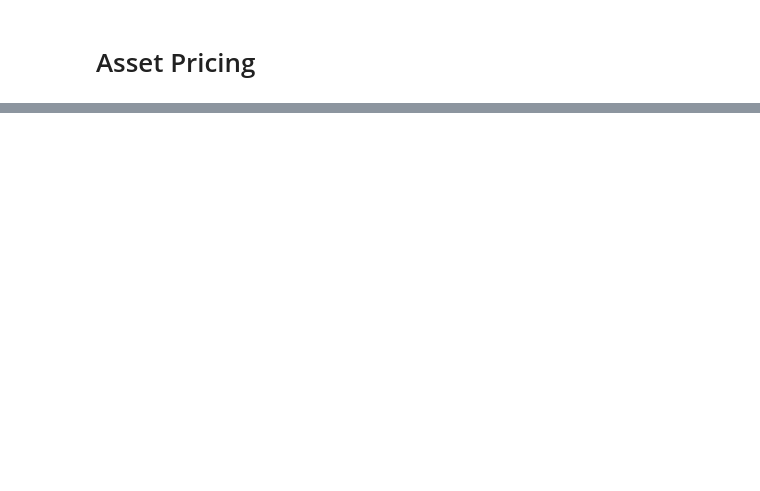
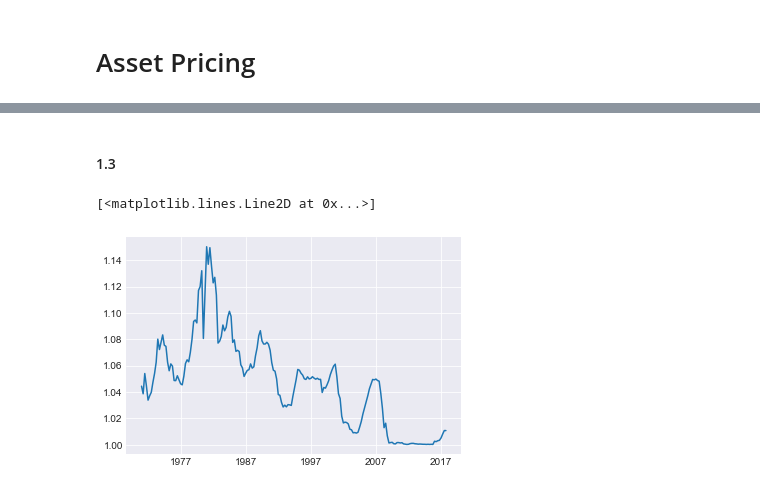
Before and after one commit to TimMunday/BootCamp2018, a Jupyter notebook: ProbSets/Econ/Week6/Asset pricing.ipynb, the cells around one changed output, grey strips where cells are left out. Cells and saved outputs as stored; diff of their text form; code cells hidden in the pictures; blank space fills up the shorter version.

```diff
--- a/ProbSets/Econ/Week6/Asset pricing.ipynb
+++ b/ProbSets/Econ/Week6/Asset pricing.ipynb
@@ -57,0 +99,7 @@ NameError: name 'datetime' is not defined
+# %% [markdown]
+#### 1.3
+# %%
+plt.plot(df['tb'])
+# %% [output]
+[<matplotlib.lines.Line2D at 0x...>]
+[figure, added]
```
Also changed, not shown: parts of 18 cells of this notebook, 1 other file.
